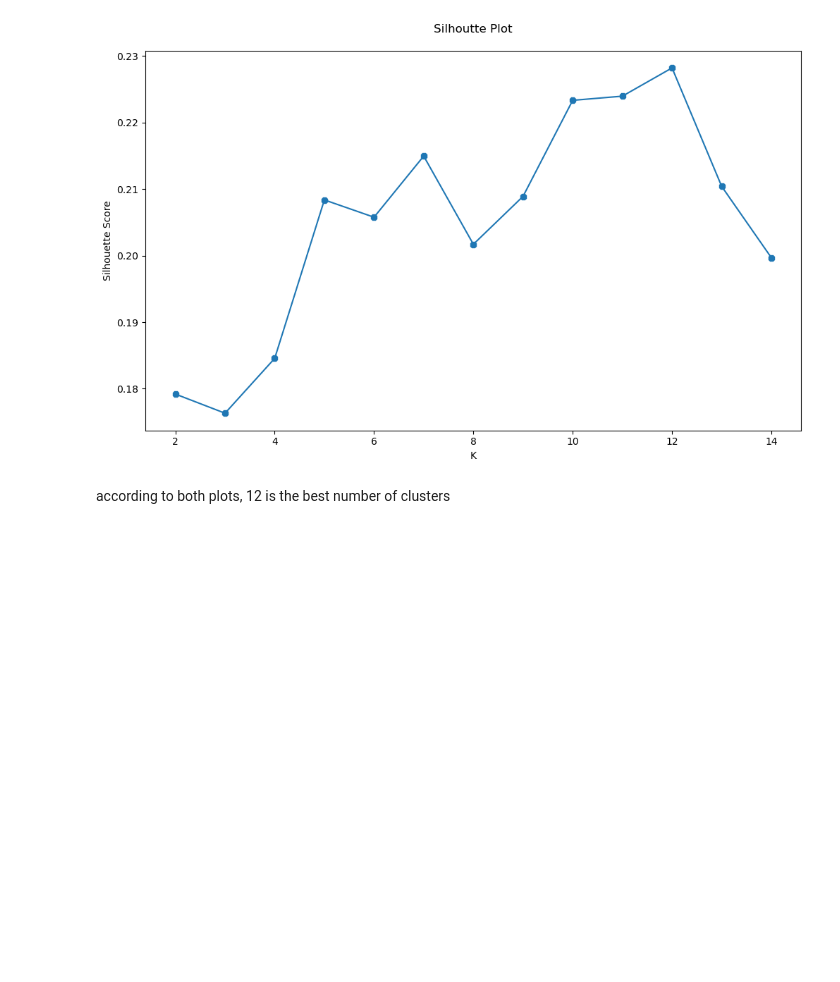
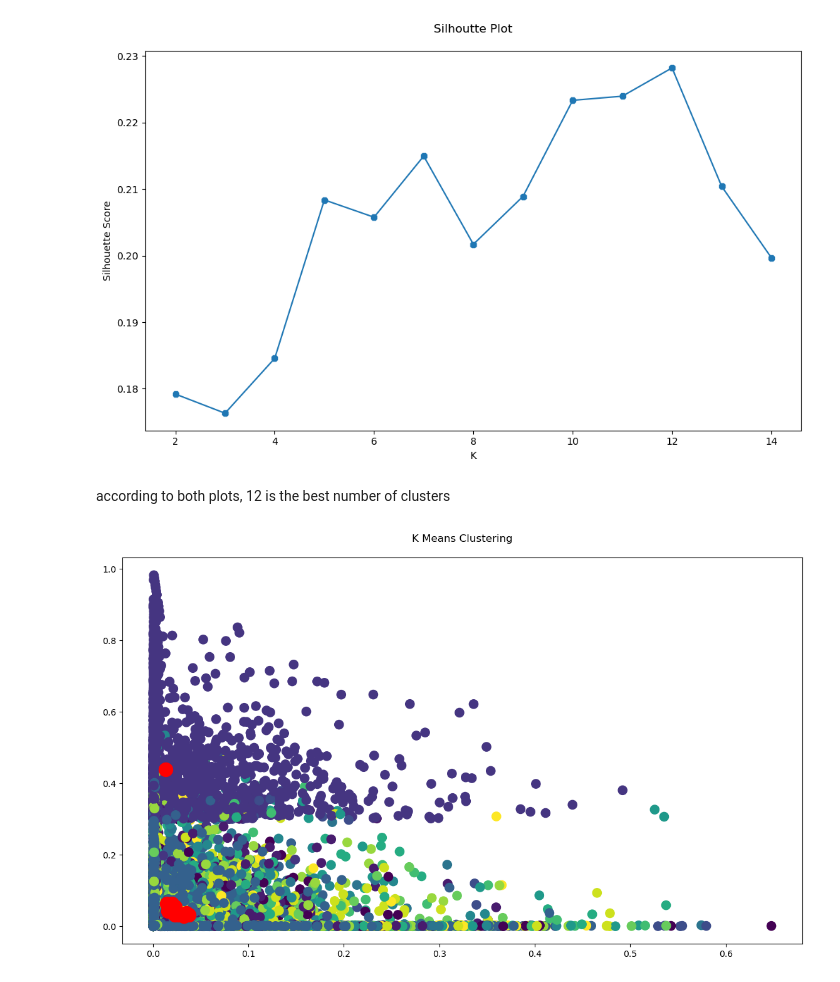
Before and after one commit to krystelcr/Music-Recommendation-Algorithm, a Jupyter notebook: code/model/model.ipynb, the cells around one changed output. Saved outputs shown, nothing was run; the diff lists cells and outputs as text; code cells hidden in the pictures; blank space fills up the shorter version.

```diff
--- a/code/model/model.ipynb
+++ b/code/model/model.ipynb
@@ -74,3 +74,13 @@ plt.show()
 [figure]
 # %% [markdown]
 according to both plots, 12 is the best number of clusters
+# %%
+plt.figure(figsize = (14, 8))
+plt.scatter(X1[:, 0], X1[:, 1], c = kmeans.labels_, s = 105)
+plt.scatter(kmeans.cluster_centers_[:, 0], kmeans.cluster_centers_[:, 1], color = 'red', s = 250)
+plt.title('K Means Clustering\n')
+plt.xlabel('')
+plt.ylabel('')
+plt.show()
+# %% [output]
+[figure, added]
```
Also changed, not shown: parts of 18 cells of this notebook, 3 other files.
